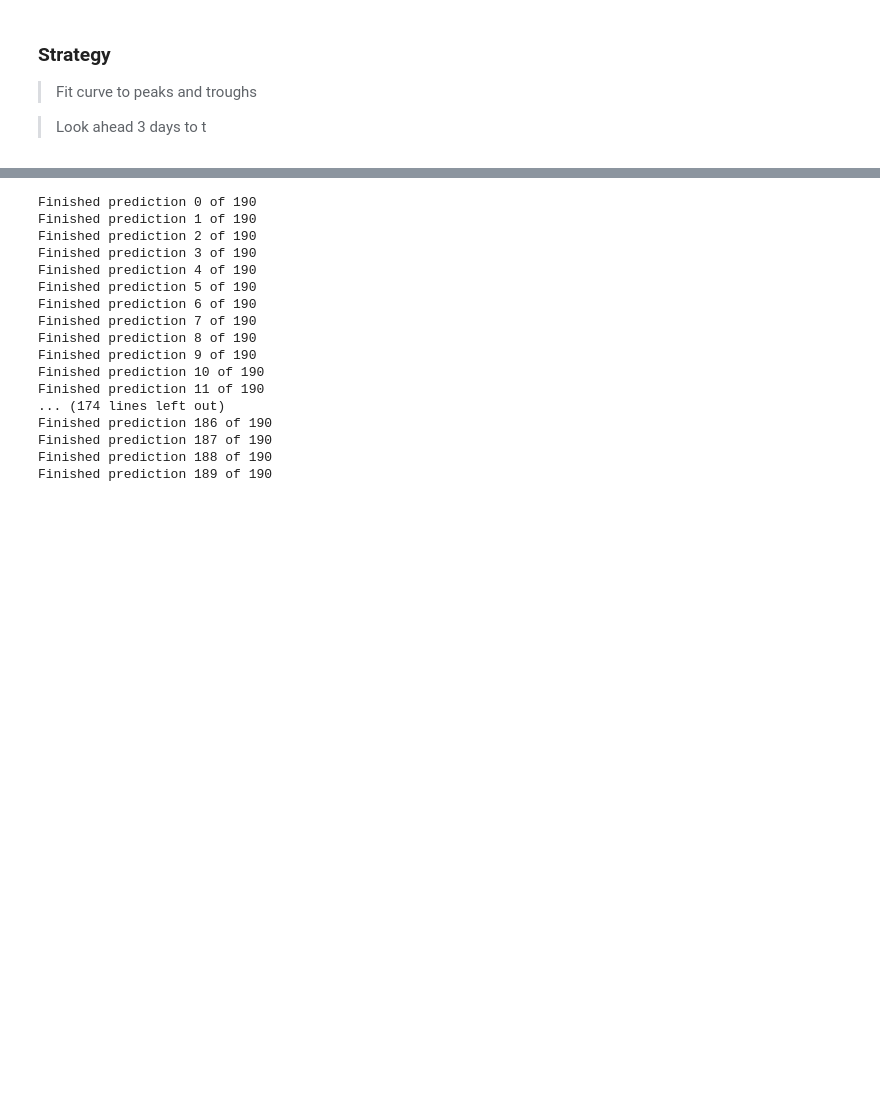
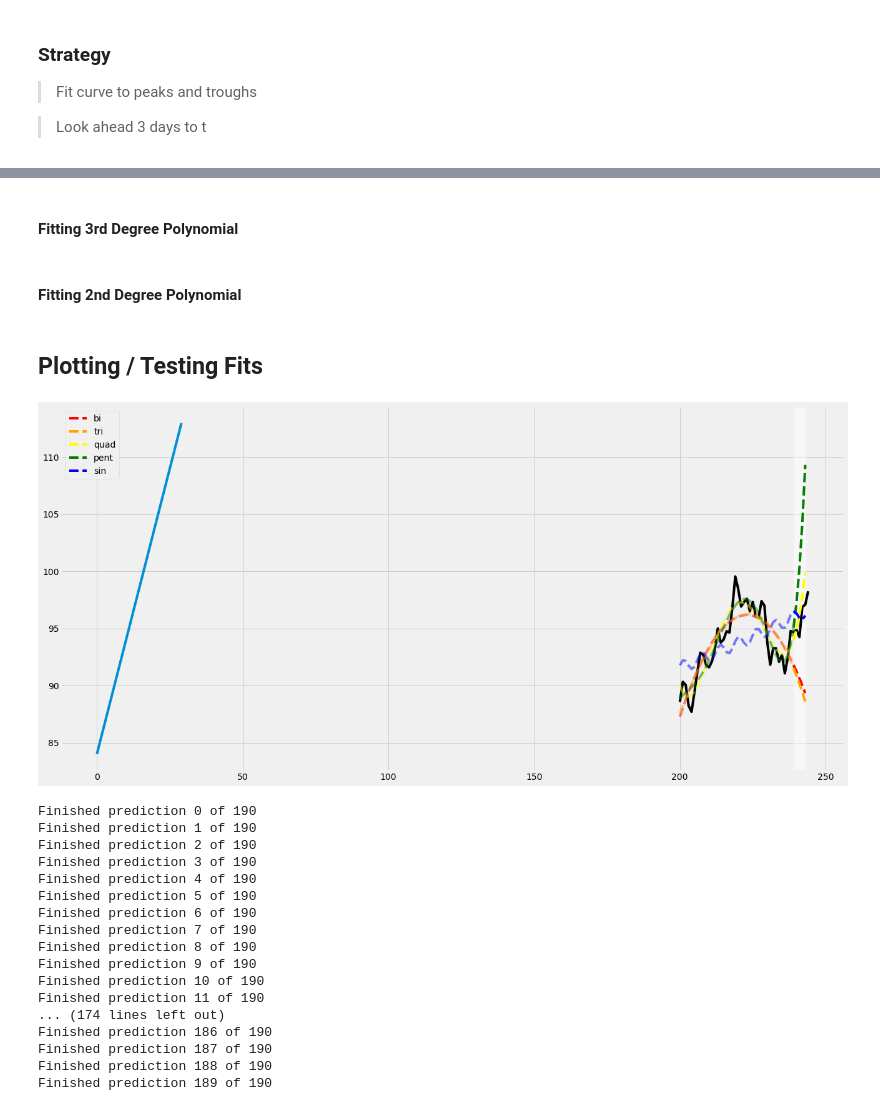
Before and after one commit to oscarwoodi/BHProj2Team1, a Jupyter notebook: Levels_.ipynb, the cells around one changed output, grey strips where cells are left out. Drawn from its saved outputs; the diff is of its cells as text; code cells hidden in the pictures; blank space fills up the shorter version.

Commit message:
updated curve fitting code

```diff
--- a/Levels_.ipynb
+++ b/Levels_.ipynb
@@ -509,0 +380,2 @@ def fit_bi_curve(series, vision, span, option):
+# %% [markdown]
+#### Fitting 3rd Degree Polynomial
@@ -509,0 +419,2 @@ def fit_bi_curve(series, vision, span, option):
+# %% [markdown]
+#### Fitting 2nd Degree Polynomial
@@ -510,3 +458,47 @@ def fit_bi_curve(series, vision, span, option):
+# %% [markdown]
+## Plotting / Testing Fits
+# %%
+# calling different fitted curves
+# calling function
+
+series = 'Series 7'    # series used
+vision = 5            # how far ahead to predict
+span1 = [200, 240]   # window to predict over
+window = 30            # used in sin fit for levelerv2 function (higher = more substantial peaks)
+option = 1             # 0 = fits for data points, 1 = fits for turning points
+
+# get data
+[x_line1, y_line1, x_line_f, y_line_f1] = fit_bi_curve(series, vision, span1, option)
+[x_line2, y_line2, x_line_f, y_line_f2] = fit_tri_curve(series, vision, span1, option)
+[x_line3, y_line3, x_line_f, y_line_f3] = fit_quad_curve(series, vision, span1, option)
+[x_line4, y_line4, x_line_f, y_line_f4] = fit_pent_curve(series, vision, span1, option)
+[x_line5, y_line5, x_line_f, y_line_f5] = fit_sin_curve(series, vision, window, span1, option)
+
+# create a line plot for the mapping function
+plt.figure(figsize=(20, 10))
+plt.plot(df[series][span1[0]:span1[1]+vision], color='black')
+
+# plot fitted curve
+plt.plot(x_line1, y_line1, '--', color='red', alpha=.5)
+plt.plot(x_line2, y_line2, '--', color='orange', alpha=.5)
+plt.plot(x_line3, y_line3, '--', color='yellow', alpha=.5)
+plt.plot(x_line4, y_line4, '--', color='green', alpha=.5)
+plt.plot(x_line5, y_line5, '--', color='blue', alpha=.5)
+# plot prediction
+plt.plot(x_line_f, y_line_f1, '--', label='bi', color='red')
+plt.plot(x_line_f, y_line_f2, '--', label='tri', color='orange')
+plt.plot(x_line_f, y_line_f3, '--', label='quad', color='yellow')
+plt.plot(x_line_f, y_line_f4, '--', label='pent', color='green')
+plt.plot(x_line_f, y_line_f5, '--', label='sin', color='blue')
+# separator
+plt.plot(range(int(np.round(min(y_line_f1[-1], y_line_f2[-1], y_line_f3[-1], y_line_f4[-1], y_line_f5[-1]))-5), \
+              int(np.round(max(y_line_f1[-1], y_line_f2[-1], y_line_f3[-1], y_line_f4[-1], y_line_f5[-1]))+5)))
+plt.axvspan(x_line_f[0], x_line_f[-1], alpha=0.5, color='white')
+
+plt.legend()
+plt.show()
+# %% [output]
+[figure, added]
 # %%
 # testing across whole series
 def crystal_ball(series, vision, window, start, end, option, predictor):
```
Also changed, not shown: parts of 17 cells of this notebook.
